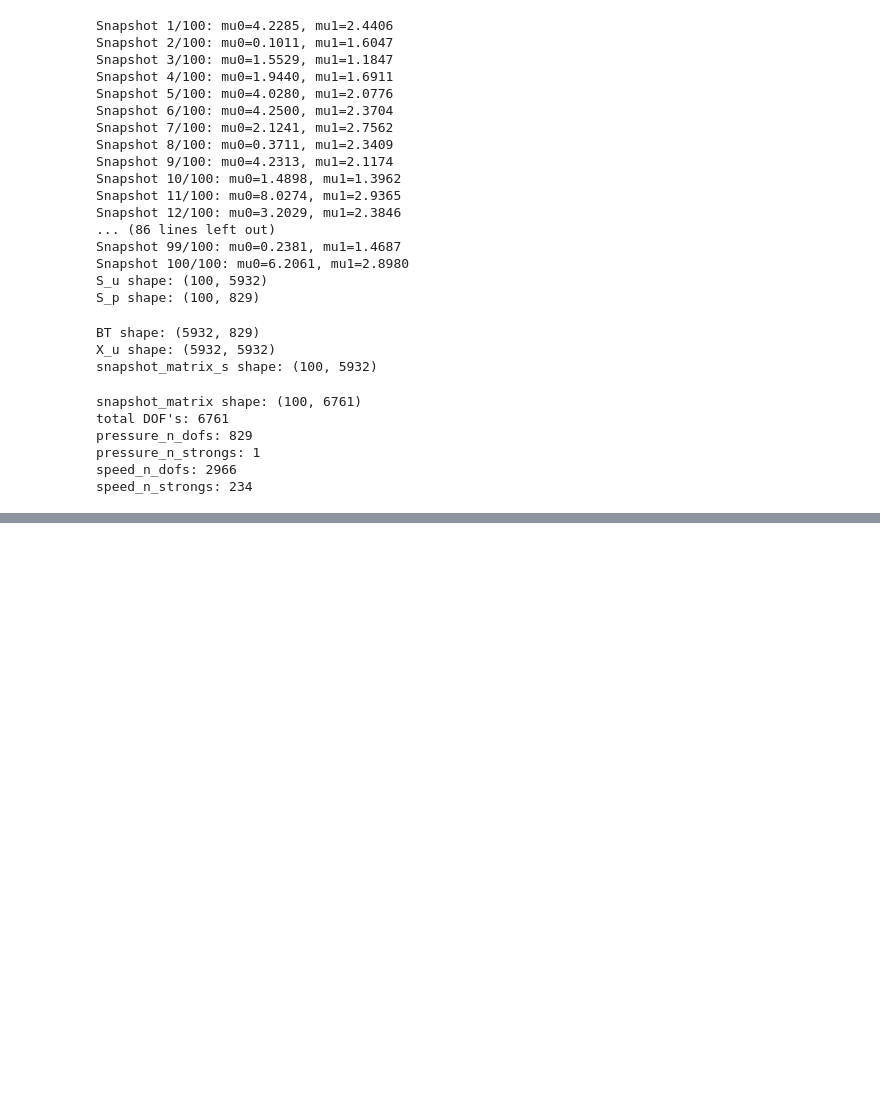
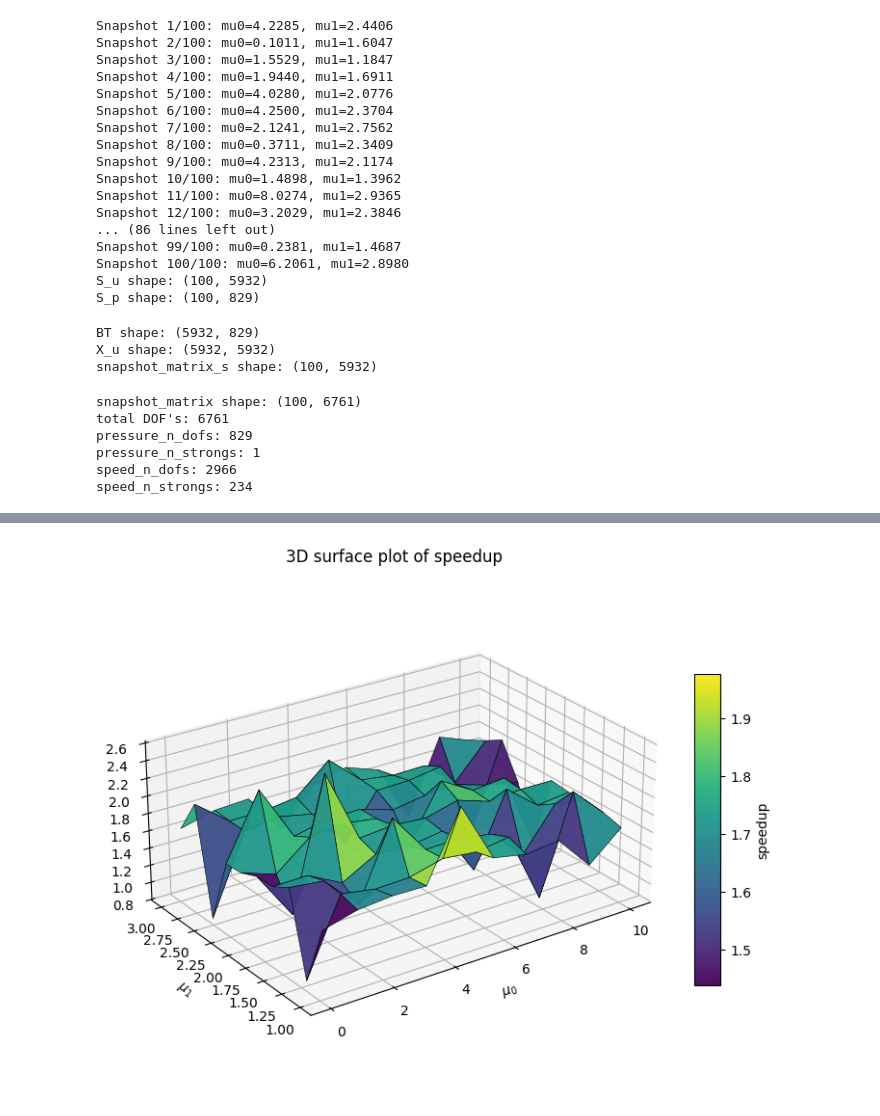
Before and after one commit to hassineElghazel/MOR-project, a Jupyter notebook: Q1.ipynb, the cells around one changed output, grey strips where cells are left out. Drawn from its saved outputs; the diff is of its cells as text; code cells hidden in the pictures; blank space fills up the shorter version.

Commit message:
Added error

```diff
--- a/Q1.ipynb
+++ b/Q1.ipynb
@@ -955,5 +961,5 @@ def solve_rom(mu0, mu1):
         "converged": residual_norm <= newton_tol * solution_norm
     }
 
-    return u_rom, u_x_rom, u_y_rom, p_rom, a_k, info
+    return u_rom, u_x_rom, u_y_rom, p_rom, info
 # %%
@@ -969,5 +993,5 @@ condition number: 74.31606285682813
 # %%
-mu0_test = 1
+mu0_test = 7
 mu1_test = 2
 
 u_rom, u_x_rom, u_y_rom, p_rom, a_rom, info_rom = solve_rom(mu0_test, mu1_test)
@@ -977,13 +1001,15 @@ rel_error = np.linalg.norm(u_fom - u_rom) / np.linalg.norm(u_fom)
 
 total_error = np.linalg.norm(u_fom - u_rom) / np.linalg.norm(u_fom)
 
-velocity_error = np.linalg.norm(
-    u_fom[:2*speed_n_dofs] - u_rom[:2*speed_n_dofs]
-) / np.linalg.norm(u_fom[:2*speed_n_dofs])
+du = u_fom[:2*speed_n_dofs] - u_rom[:2*speed_n_dofs]
+u_ref = u_fom[:2*speed_n_dofs]
 
-pressure_error = np.linalg.norm(
-    u_fom[2*speed_n_dofs:] - u_rom[2*speed_n_dofs:]
-) / np.linalg.norm(u_fom[2*speed_n_dofs:])
+velocity_error = np.sqrt(du.T @ X_u @ du) / np.sqrt(u_ref.T @ X_u @ u_ref)
+
+dp = u_fom[2*speed_n_dofs:] - u_rom[2*speed_n_dofs:]
+p_ref = u_fom[2*speed_n_dofs:]
+
+pressure_error = np.sqrt(dp.T @ X_p @ dp) / np.sqrt(p_ref.T @ X_p @ p_ref)
 
 print("Total ROM/FOM relative error:", total_error)
 print("Velocity ROM/FOM relative error:", velocity_error)
@@ -1039,0 +1106,57 @@ ROM info: {'mu0': 1, 'mu1': 2, 'iterations': 3, 'final_ratio': np.float64(1.1742
+# %%
+import numpy as np
+import matplotlib.pyplot as plt
+
+# Choose what you want to plot on z-axis
+input = "speedup"
+# input = "pressure_error"
+# input = "total_error"
+# input = "speedup"
+
+# Create sorted parameter arrays
+mu0_values = np.sort(df_results["mu0"].unique())
+mu1_values = np.sort(df_results["mu1"].unique())
+
+# Create meshgrid
+MU0, MU1 = np.meshgrid(mu0_values, mu1_values, indexing="ij")
+
+# Convert dataframe values to 2D grid
+Z = df_results.pivot(
+    index="mu0",
+    columns="mu1",
+    values=input
+).values
+
+# Plot
+fig = plt.figure(figsize=(11, 7))
+ax = fig.add_subplot(111, projection="3d")
+
+surface = ax.plot_surface(
+    MU0,
+    MU1,
+    Z,
+    cmap="viridis",      # blue/green/yellow map like your example
+    edgecolor="k",       # black grid lines
+    linewidth=0.4,
+    antialiased=True,
+    alpha=0.95
+)
+
+ax.set_xlabel(r"$\mu_0$")
+ax.set_ylabel(r"$\mu_1$")
+ax.set_zlabel(input)
+
+ax.set_title(f"3D surface plot of {input}")
+
+# Camera angle similar to your example
+ax.view_init(elev=25, azim=-125)
+
+# Optional: make plot proportions nicer
+ax.set_box_aspect((1.4, 1.0, 0.6))
+
+# Add colorbar
+fig.colorbar(surface, ax=ax, shrink=0.6, aspect=12, label=input)
+
+plt.show()
+# %% [output]
+[figure, added]
```
Also changed, not shown: parts of 10 cells of this notebook.
